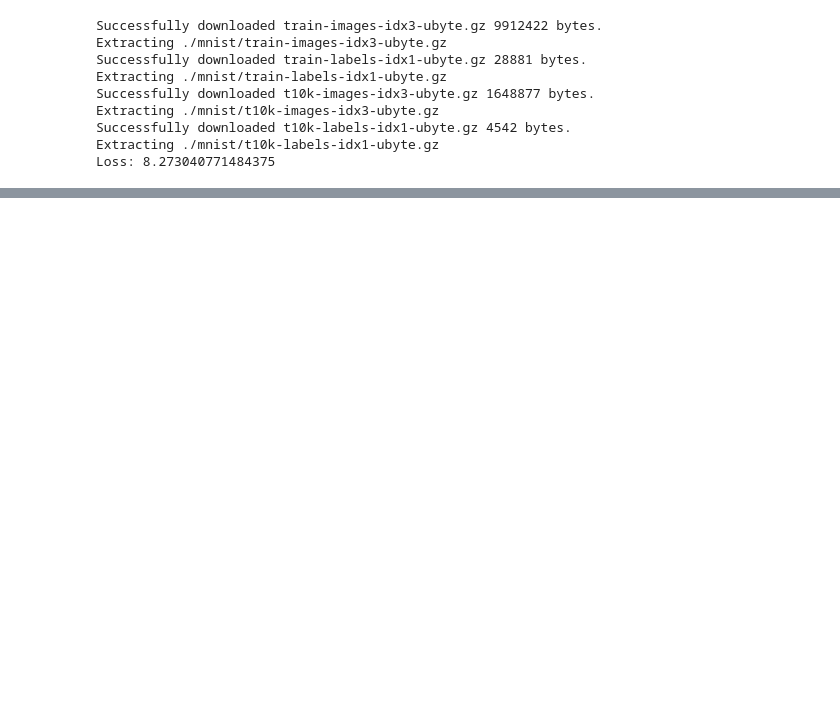
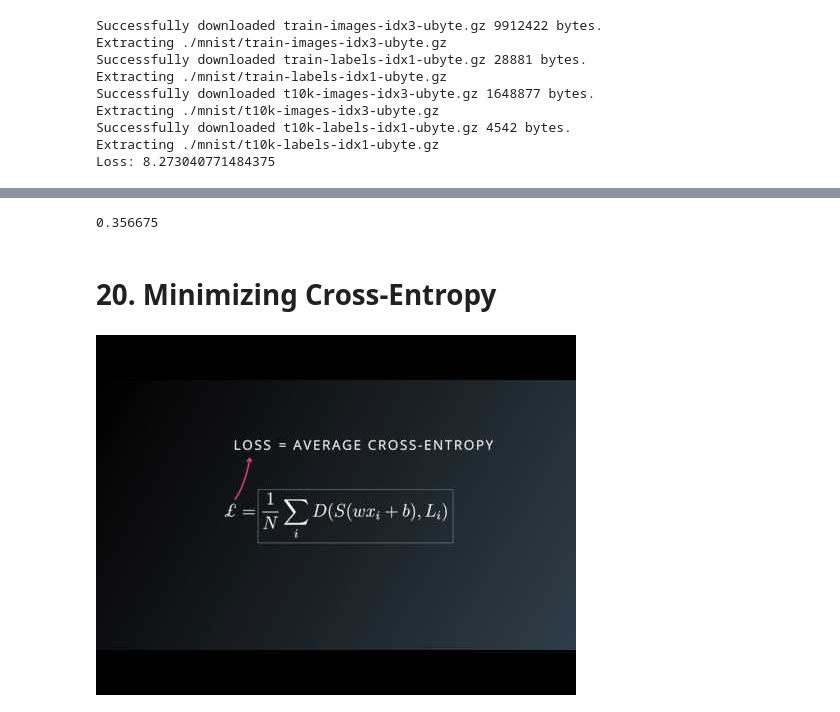
Before and after one commit to CryptoBagsJr/udacity_lecture_compilation, a Jupyter notebook: self-driving-car/Term1/Lesson6-Introduction to Tensorflow/Lesson6-Introduction to TensorFlow.ipynb, the cells around one changed output, grey strips where cells are left out. Saved outputs shown, nothing was run; the diff lists cells and outputs as text; code cells hidden in the pictures; blank space fills up the shorter version.

```diff
--- a/self-driving-car/Term1/Lesson6-Introduction to Tensorflow/Lesson6-Introduction to TensorFlow.ipynb
+++ b/self-driving-car/Term1/Lesson6-Introduction to Tensorflow/Lesson6-Introduction to TensorFlow.ipynb
@@ -508,0 +662,23 @@ Loss: 8.273040771484375
+# %%
+# Solution is available in the other "solution.py" tab
+import tensorflow as tf
+
+softmax_data = [0.7, 0.2, 0.1]
+one_hot_data = [1.0, 0.0, 0.0]
+
+softmax = tf.placeholder(tf.float32)
+one_hot = tf.placeholder(tf.float32)
+
+# TODO: Print cross entropy from session
+cross_entropy = -tf.reduce_sum(tf.multiply(one_hot, tf.log(softmax)))
+
+with tf.Session() as sess:
+    print(sess.run(cross_entropy, feed_dict={softmax: softmax_data, one_hot: one_hot_data}))
+# %% [output]
+0.356675
+# %% [markdown]
+# 20. Minimizing Cross-Entropy
+# %%
+YouTubeVideo('YrDMXFhvh9E', width=720, height=400)
+# %% [output]
+[figure, added]
```
Also changed, not shown: parts of 61 cells of this notebook, 5 other files.
